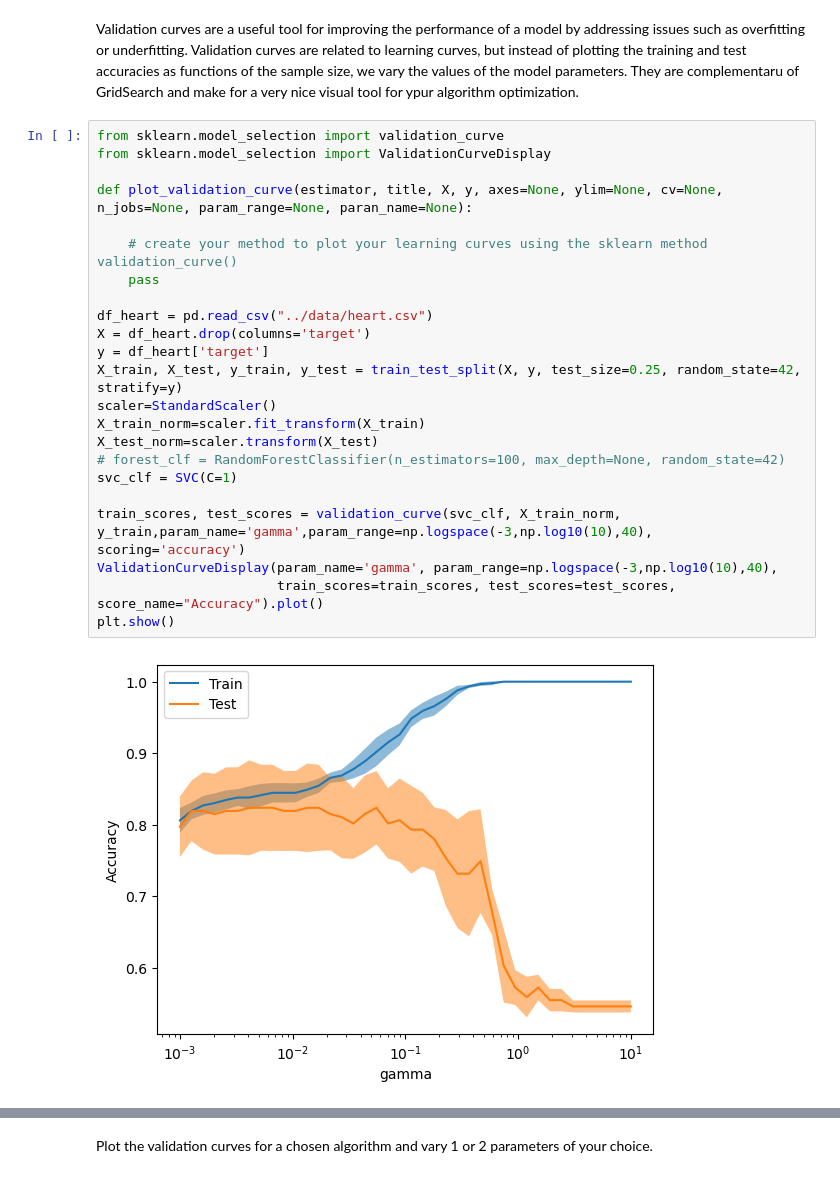
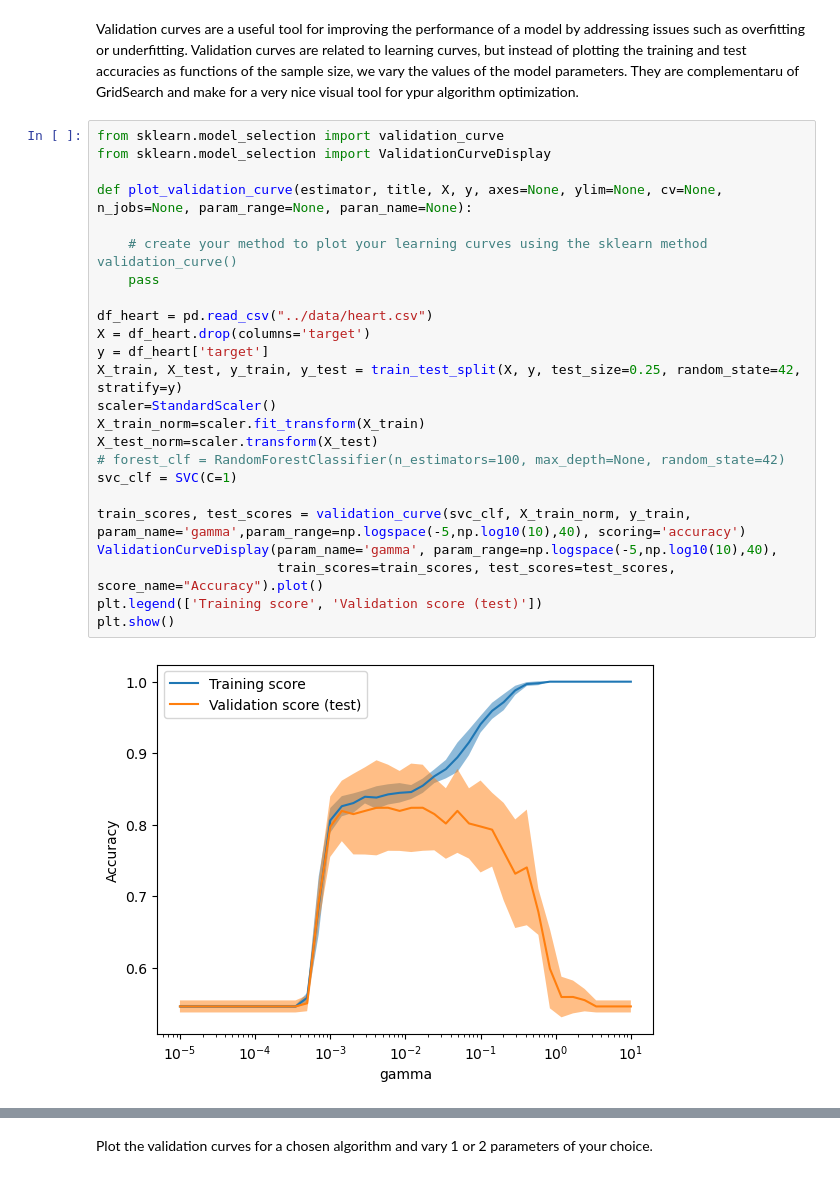
Before and after one commit to LexouLam/ML3, a Jupyter notebook: notebook/A1_ML3.1 - Algorithms Kit Eleve.ipynb, the cells around one changed output, grey strips where cells are left out. Cells and saved outputs as stored; diff of their text form.

```diff
--- a/notebook/A1_ML3.1 - Algorithms Kit Eleve.ipynb
+++ b/notebook/A1_ML3.1 - Algorithms Kit Eleve.ipynb
@@ -711,28 +776,29 @@ Validation curves are a useful tool for improving the performance of a model by
 # %%
 from sklearn.model_selection import validation_curve
 from sklearn.model_selection import ValidationCurveDisplay
 
 def plot_validation_curve(estimator, title, X, y, axes=None, ylim=None, cv=None, n_jobs=None, param_range=None, paran_name=None):
 
     # create your method to plot your learning curves using the sklearn method validation_curve()
     pass
 
 df_heart = pd.read_csv("../data/heart.csv")
 X = df_heart.drop(columns='target')
 y = df_heart['target']
 X_train, X_test, y_train, y_test = train_test_split(X, y, test_size=0.25, random_state=42, stratify=y)
 scaler=StandardScaler()
 X_train_norm=scaler.fit_transform(X_train)
 X_test_norm=scaler.transform(X_test)
 # forest_clf = RandomForestClassifier(n_estimators=100, max_depth=None, random_state=42)
 svc_clf = SVC(C=1)
 
-train_scores, test_scores = validation_curve(svc_clf, X_train_norm, y_train,param_name='gamma',param_range=np.logspace(-3,np.log10(10),40), scoring='accuracy')
-ValidationCurveDisplay(param_name='gamma', param_range=np.logspace(-3,np.log10(10),40),
+train_scores, test_scores = validation_curve(svc_clf, X_train_norm, y_train, param_name='gamma',param_range=np.logspace(-5,np.log10(10),40), scoring='accuracy')
+ValidationCurveDisplay(param_name='gamma', param_range=np.logspace(-5,np.log10(10),40),
                        train_scores=train_scores, test_scores=test_scores, score_name="Accuracy").plot()
+plt.legend(['Training score', 'Validation score (test)'])
 plt.show()
 # %% [output]
-[figure, old version]
+[figure, new version]
 # %%
 df_heart = pd.read_csv("../data/heart.csv")
 X = df_heart.drop(columns='target')
```
Also changed, not shown: parts of 24 cells of this notebook.
